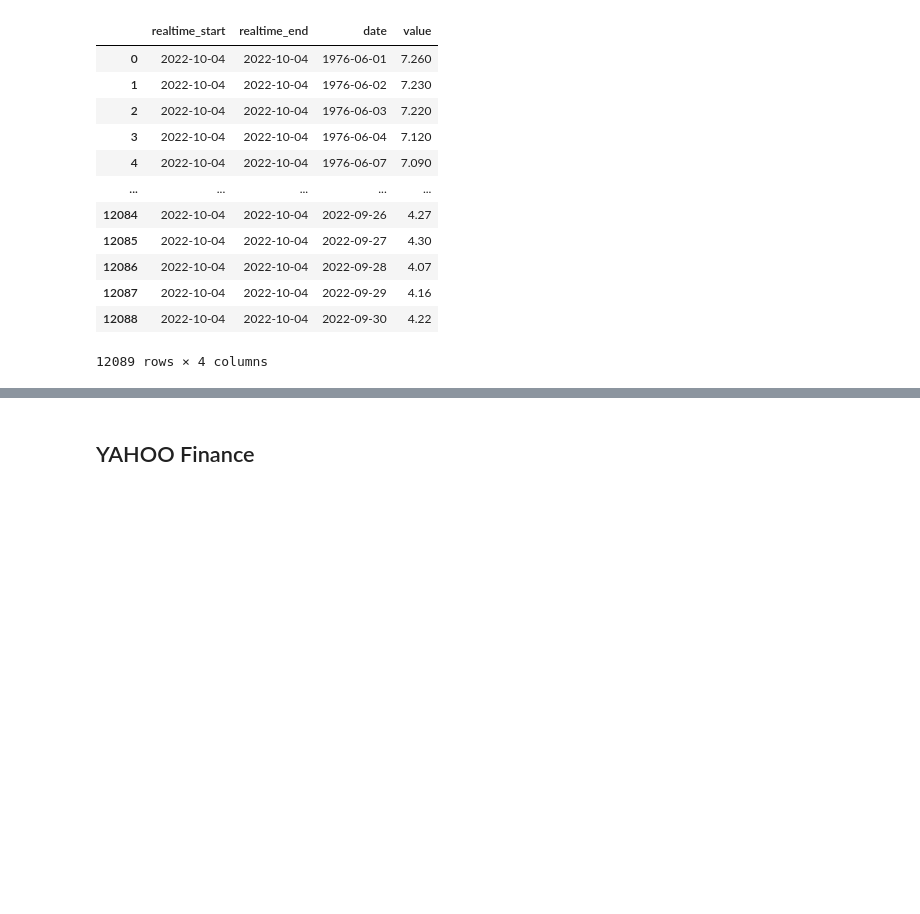
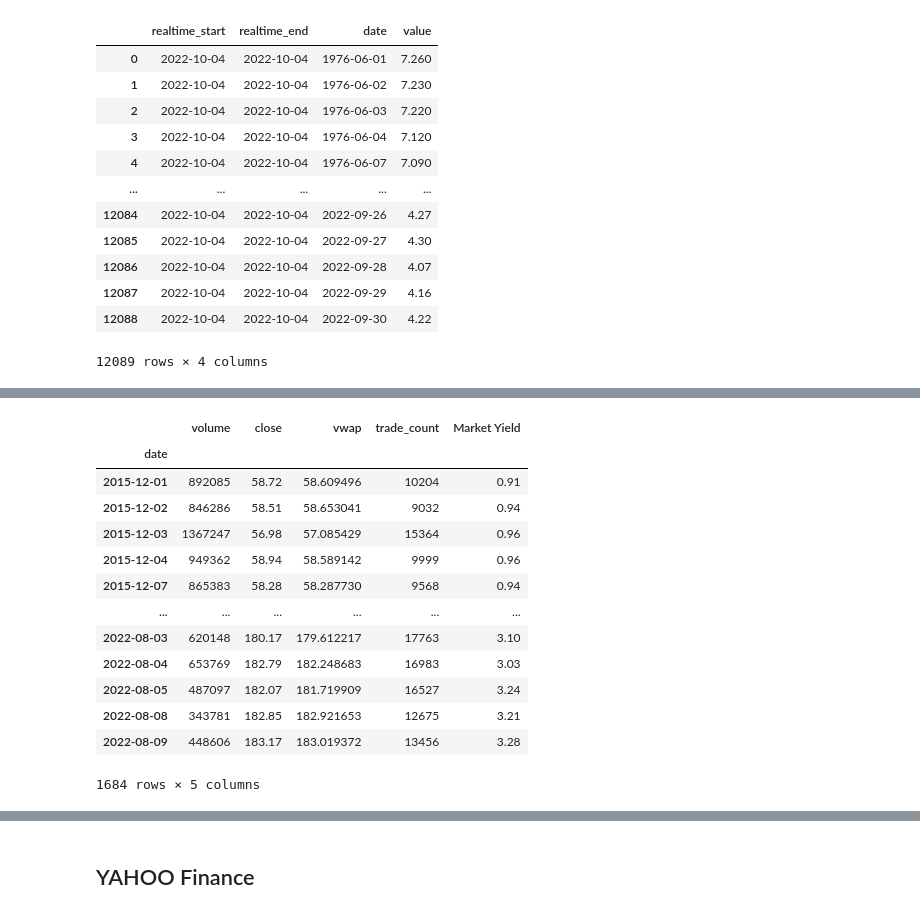
Before and after one commit to RJSMART-11/Group_Project_One, a Jupyter notebook: (summary) Impact of Federal Monetary Policy.ipynb, the cells around one changed output, grey strips where cells are left out. Saved outputs shown, nothing was run; the diff lists cells and outputs as text; code cells hidden in the pictures; blank space fills up the shorter version.

```diff
--- a/(summary) Impact of Federal Monetary Policy.ipynb
+++ b/(summary) Impact of Federal Monetary Policy.ipynb
@@ -124,0 +107,17 @@ yield_value.plot()
+# %%
+NDAQ.join(yield_value)
+# %% [output]
+|  | volume | close | vwap | trade_count | Market Yield |
+| date |  |  |  |  |  |
+| 2015-12-01 | 892085 | 58.72 | 58.609496 | 10204 | 0.91 |
+| 2015-12-02 | 846286 | 58.51 | 58.653041 | 9032 | 0.94 |
+| 2015-12-03 | 1367247 | 56.98 | 57.085429 | 15364 | 0.96 |
+| 2015-12-04 | 949362 | 58.94 | 58.589142 | 9999 | 0.96 |
+| 2015-12-07 | 865383 | 58.28 | 58.287730 | 9568 | 0.94 |
+| ... | ... | ... | ... | ... | ... |
+| 2022-08-03 | 620148 | 180.17 | 179.612217 | 17763 | 3.10 |
+| 2022-08-04 | 653769 | 182.79 | 182.248683 | 16983 | 3.03 |
+| 2022-08-05 | 487097 | 182.07 | 181.719909 | 16527 | 3.24 |
+| 2022-08-08 | 343781 | 182.85 | 182.921653 | 12675 | 3.21 |
+| 2022-08-09 | 448606 | 183.17 | 183.019372 | 13456 | 3.28 |
+1684 rows × 5 columns
```
Also changed, not shown: parts of 13 cells of this notebook.
